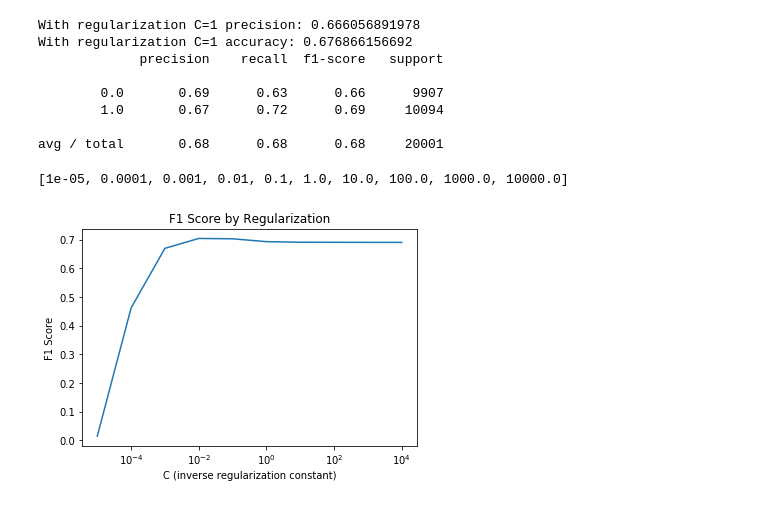
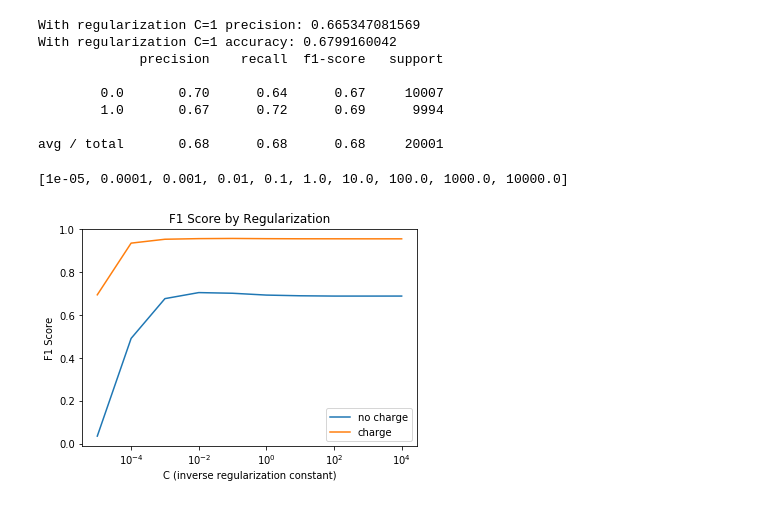
Before and after one commit to jtaylorz/attpc-event-classification, a Jupyter notebook: jupyter-notebooks/LogisticRegression_tests.ipynb, the cells around one changed output. Cells and saved outputs as stored; diff of their text form; code cells hidden in the pictures.

```diff
--- a/jupyter-notebooks/LogisticRegression_tests.ipynb
+++ b/jupyter-notebooks/LogisticRegression_tests.ipynb
@@ -29,3 +38,7 @@ X_train, X_test, y_train, y_test = train_test_split(full_data, full_labels, test
+# %%
+X_train_nc, X_test_nc, y_train_nc, y_test_nc = train_test_split(full_data_nocharge, full_labels, test_size=0.25, random_state=42)
+
+X_train_c, X_test_c, y_train_c, y_test_c = train_test_split(full_data_charge, full_labels, test_size=0.25, random_state=42)
 # %%
 reg = 1
 iterations = 1000
@@ -34,14 +47,14 @@ y_pred = lr.fit(X_train, y_train).predict(X_test)
 # %%
-print("With regularization C=" + str(reg) + " precision: " + str(metrics.precision_score(y_test, y_pred)))
-print("With regularization C=" + str(reg) + " accuracy: " + str(metrics.accuracy_score(y_test, y_pred)))
-print(metrics.classification_report(y_test, y_pred))
+print("With regularization C=" + str(reg) + " precision: " + str(metrics.precision_score(y_test_nc, y_pred)))
+print("With regularization C=" + str(reg) + " accuracy: " + str(metrics.accuracy_score(y_test_nc, y_pred)))
+print(metrics.classification_report(y_test_nc, y_pred))
 # %% [output]
-With regularization C=1 precision: 0.666056891978
-With regularization C=1 accuracy: 0.676866156692
+With regularization C=1 precision: 0.665347081569
+With regularization C=1 accuracy: 0.6799160042
              precision    recall  f1-score   support
 
-        0.0       0.69      0.63      0.66      9907
-        1.0       0.67      0.72      0.69     10094
+        0.0       0.70      0.64      0.67     10007
+        1.0       0.67      0.72      0.69      9994
 
 avg / total       0.68      0.68      0.68     20001
 # %%
@@ -49,29 +62,43 @@ C_vals = [10e-6, 10e-5, 10e-4, 10e-3, 10e-2, 10e-1, 10e0, 10e1, 10e2, 10e3]
 print(C_vals)
 # %% [output]
 [1e-05, 0.0001, 0.001, 0.01, 0.1, 1.0, 10.0, 100.0, 1000.0, 10000.0]
-# %%
-precisions = []
-recalls = []
-f1s = []
-
-for c in C_vals:
-    y_pred = LogisticRegression(C=c, max_iter=iterations).fit(X_train, y_train).predict(X_test)
-    precisions.append(metrics.precision_score(y_test, y_pred))
-    recalls.append(metrics.recall_score(y_test, y_pred))
-    f1s.append(metrics.f1_score(y_test, y_pred))
+# %%
+precisions_nc = []
+recalls_nc = []
+f1s_nc = []
+
+precisions_c = []
+recalls_c = []
+f1s_c = []
+
+for c in C_vals:
+    y_pred_nc = LogisticRegression(C=c, max_iter=iterations).fit(X_train_nc, y_train_nc).predict(X_test_nc)
+
+    precisions_nc.append(metrics.precision_score(y_test_nc, y_pred_nc))
+    recalls_nc.append(metrics.recall_score(y_test_nc, y_pred_nc))
+    f1s_nc.append(metrics.f1_score(y_test_nc, y_pred_nc))
+
+    y_pred_c = LogisticRegression(C=c, max_iter=iterations).fit(X_train_c, y_train_c).predict(X_test_c)
+
+    precisions_c.append(metrics.precision_score(y_test_c, y_pred_c))
+    recalls_c.append(metrics.recall_score(y_test_c, y_pred_c))
+    f1s_c.append(metrics.f1_score(y_test_c, y_pred_c))
 # %%
 a = np.arange(len(C_vals))
 
-plt.plot(C_vals, f1s)
+plt.plot(C_vals, f1s_nc)
+plt.plot(C_vals, f1s_c)
+
 plt.xscale('log')
 
 plt.xlabel('C (inverse regularization constant)')
 plt.ylabel('F1 Score')
 plt.title('F1 Score by Regularization')
+plt.legend(['no charge', 'charge'], loc='lower right')
 
-plt.savefig('/home/taylor/Documents/independent-research/plots/LogisticRegression_F1xC.pdf')
+#plt.savefig('/home/taylor/Documents/independent-research/plots/LogisticRegression_F1xC.pdf')
 # %% [output]
-[figure, old version]
+[figure, new version]
 # %%
 fig, ax = plt.subplots(1, 2, squeeze=True, figsize=(18, 6))
 
```
Also changed, not shown: parts of 6 cells of this notebook, 5 other files.
